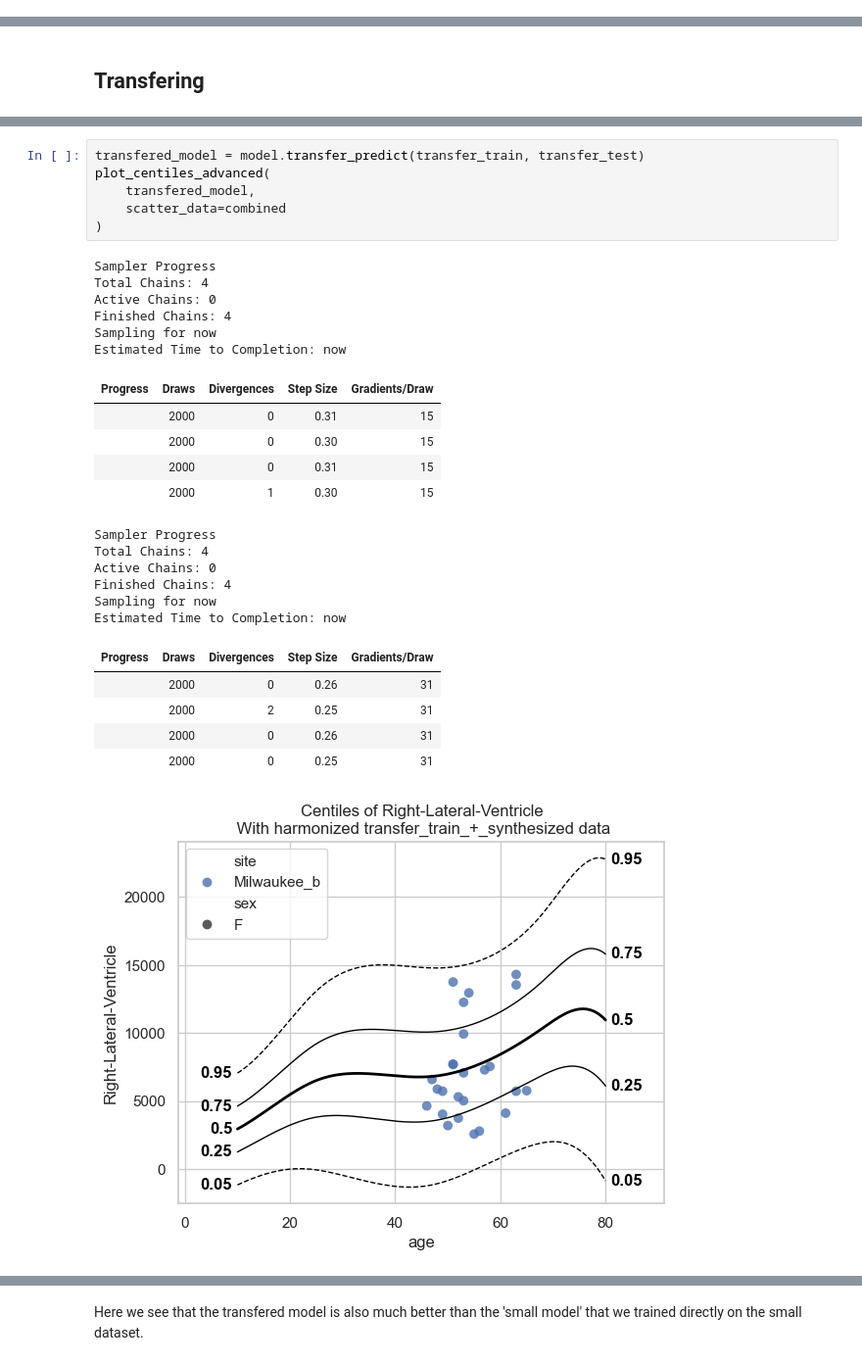
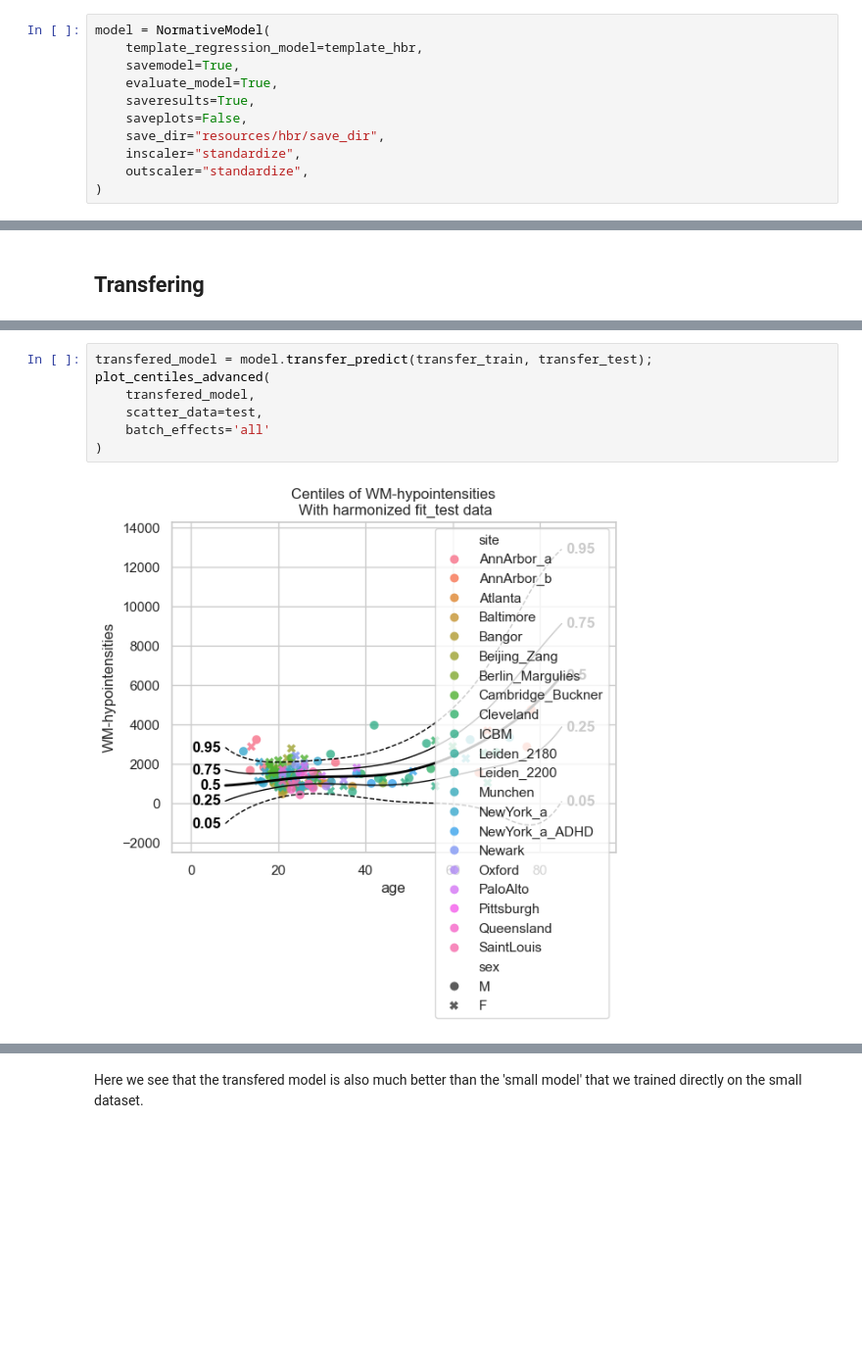
Before and after one commit to predictive-clinical-neuroscience/PCNtoolkit, a Jupyter notebook: examples/06_transfer_extend.ipynb, the cells around one changed output, grey strips where cells are left out. Shown at 98% size. Drawn from its saved outputs; the diff is of its cells as text; blank space fills up the shorter version.

Commit message:
enh - update 06_transfer_extend.ipynb
- Refactor plots
- Refactor text explanations
- Remove unnecessary progress bars for HBR

```diff
--- a/examples/06_transfer_extend.ipynb
+++ b/examples/06_transfer_extend.ipynb
@@ -189,0 +152,11 @@ Estimated Time to Completion: now
+# %%
+model = NormativeModel(
+    template_regression_model=template_hbr,
+    savemodel=True,
+    evaluate_model=True,
+    saveresults=True,
+    saveplots=False,
+    save_dir="resources/hbr/save_dir",
+    inscaler="standardize",
+    outscaler="standardize",
+)
@@ -261,30 +224,9 @@ Transfering looks very similar to extending, but the underlying mathematics is v
 # %%
-transfered_model = model.transfer_predict(transfer_train, transfer_test)
+transfered_model = model.transfer_predict(transfer_train, transfer_test);
 plot_centiles_advanced(
     transfered_model,
-    scatter_data=combined
+    scatter_data=test,
+    batch_effects='all'
 )
 # %% [output]
-Sampler Progress
-Total Chains: 4
-Active Chains: 0
-Finished Chains: 4
-Sampling for now
-Estimated Time to Completion: now
-| Progress | Draws | Divergences | Step Size | Gradients/Draw |
-|  | 2000 | 0 | 0.31 | 15 |
-|  | 2000 | 0 | 0.30 | 15 |
-|  | 2000 | 0 | 0.31 | 15 |
-|  | 2000 | 1 | 0.30 | 15 |
-Sampler Progress
-Total Chains: 4
-Active Chains: 0
-Finished Chains: 4
-Sampling for now
-Estimated Time to Completion: now
-| Progress | Draws | Divergences | Step Size | Gradients/Draw |
-|  | 2000 | 0 | 0.26 | 31 |
-|  | 2000 | 2 | 0.25 | 31 |
-|  | 2000 | 0 | 0.26 | 31 |
-|  | 2000 | 0 | 0.25 | 31 |
-[figure, old version]
+[figure, new version]
```
Also changed, not shown: parts of 18 cells of this notebook, 9 other files.
